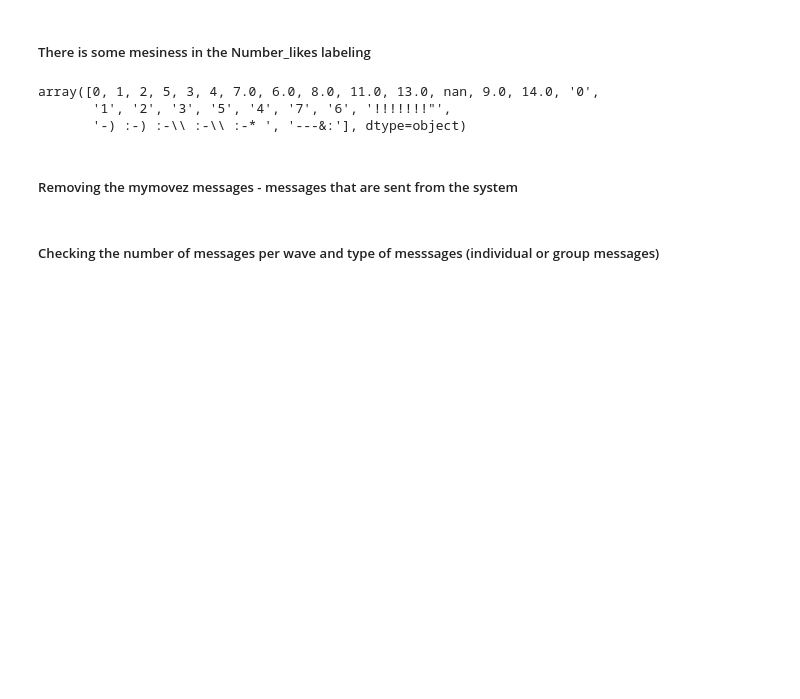
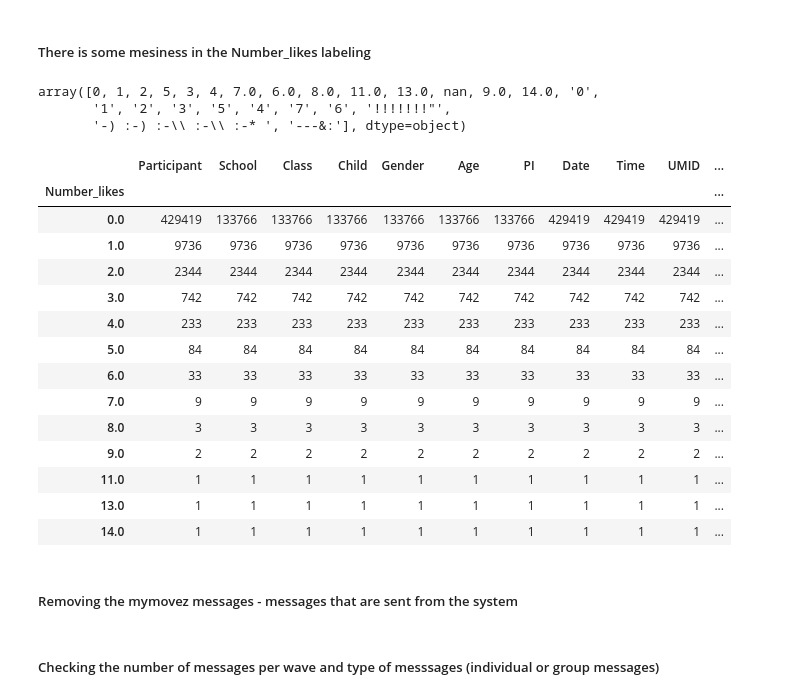
Before and after one commit to MovezNetwork/InfluencersPrediction, a Jupyter notebook: notebooks/EDA_Communication_Data.ipynb, the cells around one changed output. Cells and saved outputs as stored; diff of their text form; code cells hidden in the pictures; blank space fills up the shorter version.

```diff
--- a/notebooks/EDA_Communication_Data.ipynb
+++ b/notebooks/EDA_Communication_Data.ipynb
@@ -86,6 +86,24 @@ array([0, 1, 2, 5, 3, 4, 7.0, 6.0, 8.0, 11.0, 13.0, nan, 9.0, 14.0, '0',
 # %%
 # keep only the numeric values of this variable - the others are mistakes (and very rare)
 df_com['Number_likes'] = pd.to_numeric(df_com['Number_likes'], errors='coerce')
+# %%
+df_com.groupby(['Number_likes']).count()
+# %% [output]
+|  | Participant | School | Class | Child | Gender | Age | PI | Date | Time | UMID | ... |
+| Number_likes |  |  |  |  |  |  |  |  |  |  | ... |
+| 0.0 | 429419 | 133766 | 133766 | 133766 | 133766 | 133766 | 133766 | 429419 | 429419 | 429419 | ... |
+| 1.0 | 9736 | 9736 | 9736 | 9736 | 9736 | 9736 | 9736 | 9736 | 9736 | 9736 | ... |
+| 2.0 | 2344 | 2344 | 2344 | 2344 | 2344 | 2344 | 2344 | 2344 | 2344 | 2344 | ... |
+| 3.0 | 742 | 742 | 742 | 742 | 742 | 742 | 742 | 742 | 742 | 742 | ... |
+| 4.0 | 233 | 233 | 233 | 233 | 233 | 233 | 233 | 233 | 233 | 233 | ... |
+| 5.0 | 84 | 84 | 84 | 84 | 84 | 84 | 84 | 84 | 84 | 84 | ... |
+| 6.0 | 33 | 33 | 33 | 33 | 33 | 33 | 33 | 33 | 33 | 33 | ... |
+| 7.0 | 9 | 9 | 9 | 9 | 9 | 9 | 9 | 9 | 9 | 9 | ... |
+| 8.0 | 3 | 3 | 3 | 3 | 3 | 3 | 3 | 3 | 3 | 3 | ... |
+| 9.0 | 2 | 2 | 2 | 2 | 2 | 2 | 2 | 2 | 2 | 2 | ... |
+| 11.0 | 1 | 1 | 1 | 1 | 1 | 1 | 1 | 1 | 1 | 1 | ... |
+| 13.0 | 1 | 1 | 1 | 1 | 1 | 1 | 1 | 1 | 1 | 1 | ... |
+| 14.0 | 1 | 1 | 1 | 1 | 1 | 1 | 1 | 1 | 1 | 1 | ... |
 # %%
 df_com.RecipientChild = df_com.RecipientChild.astype('Int64')
 # %%
```
Also changed, not shown: parts of 2 cells of this notebook, 9 other files.
